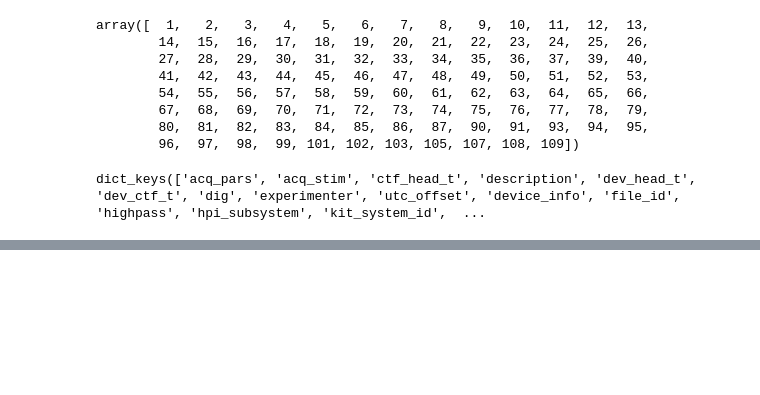
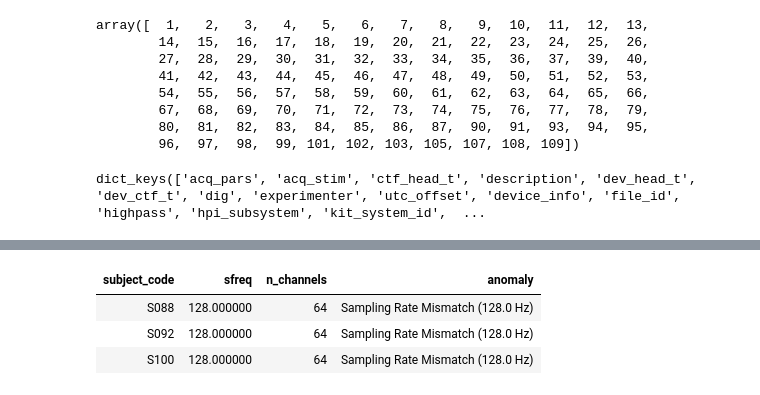
Before and after one commit to Alexvc23/Total-Perspective-Vortex, a Jupyter notebook: doc/Phase-1-Data-Acquisition-Preprocessing.ipynb, the cells around one changed output, grey strips where cells are left out. Saved outputs shown, nothing was run; the diff lists cells and outputs as text; code cells hidden in the pictures; blank space fills up the shorter version.

```diff
--- a/doc/Phase-1-Data-Acquisition-Preprocessing.ipynb
+++ b/doc/Phase-1-Data-Acquisition-Preprocessing.ipynb
@@ -282,39 +284,61 @@ dict_keys(['acq_pars', 'acq_stim', 'ctf_head_t', 'description', 'dev_head_t', 'd
 # %%
-# ==========================================
-# !1. Validate Channel Count & Sampling Rate
-# ==========================================
-print(
-    colorama.Style.BRIGHT
-    + colorama.Fore.GREEN
-    + "--- Data Validation ---"
-    + colorama.Style.RESET_ALL
-)
+audit_records = []
 
-for index, subject_raw in enumerate(all_raws):
+# inspect each subject's data for compliance with the expected sampling rate and channel count
+for subject_id in tqdm(range(1, 110), desc="Auditing Subjects"):
+    # create a expected subject string (e.g., "S001", "S002", ..., "S109") based on the subject_id
+    subj_str = f"S{subject_id:03d}"
+    # construct the path to the subject's data directory by joining the base data path with the subject string
+    sub_dir = os.path.join(data_path, subj_str)
+    # check if the subject's data directory exists; if not, skip to the next subject
+    if not os.path.exists(sub_dir):
+        continue
+    # list all files in the subject's data directory and filter for those that end with ".edf" (the expected EEG data file format), then sort them
+    edfs = sorted([f for f in os.listdir(sub_dir) if f.endswith(".edf")])
+    # if no EDF files are found for the subject, skip to the next subject
+    if not edfs:
+        continue
 
-    # nchan is the number of channels in the EEG (Electroencephalography) data
-    n_channels = subject_raw.info["nchan"]
-    # sfreq is the sampling frequency of the EEG data, which indicates how many samples per second were recorded
-    sfreq = subject_raw.info["sfreq"]
+    # construct the full file path to the first EDF file for the subject
+    file_path = os.path.join(sub_dir, edfs[0])
+    try:
+        #! Read the raw EEG data from the EDF file without loading the entire dataset into memory (preload=False)
+            #  and suppress verbose output to only show errors
+        # * Preload load only the metadata which contains information about the sampling and frequency of the EEG data
+        raw_header = mne.io.read_raw_edf(file_path, preload=False, verbose="ERROR")
+        # Extract the sampling frequency and number of channels from the raw header information
+        sfreq, n_channels = raw_header.info["sfreq"], raw_header.info["nchan"]
+        # check if frequency and channel count are compliant with the expected values (160 Hz and 64 channels)
+        is_compliant = (sfreq == 160.0) and (n_channels == 64)
 
-    # Check for the expected 160 Hz rate and 64 channels
-    # the frequency of 160 hz is a common sampling rate for EEG data
-    if sfreq != 160.0:
-        print(f"{colorama.Fore.RED}Subject {index + 1}:")
-        print(f"Sampling Frequency: {sfreq} Hz")
-        print(
-            "⚠️ WARNING: Sampling rate is not 160 Hz. Consider excluding or resampling this subject."
+        reasons = []
+        if sfreq != 160.0:
+            reasons.append(f"Sampling Rate Mismatch ({sfreq} Hz)")
+        if n_channels != 64:
+            reasons.append(f"Channel Count Mismatch ({n_channels})")
+
+        # Append audited subject to the record list
+        audit_records.append(
+            {
+                "subject_code": subj_str,
+                "sfreq": sfreq,
+                "n_channels": n_channels,
+                "compliant": is_compliant,
+                "anomaly": "; ".join(reasons) if reasons else "None",
+            }
         )
-
-    # channel should be 64 for the BCI Competition IV dataset, which is a common standard for EEG datasets
-    # one channel per electrode is used to capture the electrical activity of the brain, and 64 covers a wide area of the scalp,
-    # providing a good balance between spatial resolution and computational efficiency
-    if n_channels != 64:
-        print(f"{colorama.Fore.RED}Subject {index + 1}:")
-        print(f"Number of Channels: {n_channels}")
-        print("⚠️ WARNING: Channel count is not 64. Check the dataset integrity.")
-
-print(
-    f"{colorama.Fore.GREEN}✅ for all the rest subjects, the sampling rate is exactly 160 Hz and the channel count is 64, which are the expected values for this dataset."
-)
+        # Clean up memory by deleting the raw_header object and forcing garbage collection
+        del raw_header
+        # Force garbage collection to free up memory after processing each subject
+        gc.collect()
+    except Exception as e:
+        audit_records.append(
+            {
+                "subject_code": subj_str,
+                "sfreq": np.nan,
+                "n_channels": np.nan,
+                "compliant": False,
+                "anomaly": str(e),
+            }
+        )
 # %% [output]
@@ -322,0 +352,4 @@ NameError: name 'df_meta' is not defined
+| subject_code | sfreq | n_channels | anomaly |
+| S088 | 128.000000 | 64 | Sampling Rate Mismatch (128.0 Hz) |
+| S092 | 128.000000 | 64 | Sampling Rate Mismatch (128.0 Hz) |
+| S100 | 128.000000 | 64 | Sampling Rate Mismatch (128.0 Hz) |
```
Also changed, not shown: parts of 20 cells of this notebook, 4 other files.
